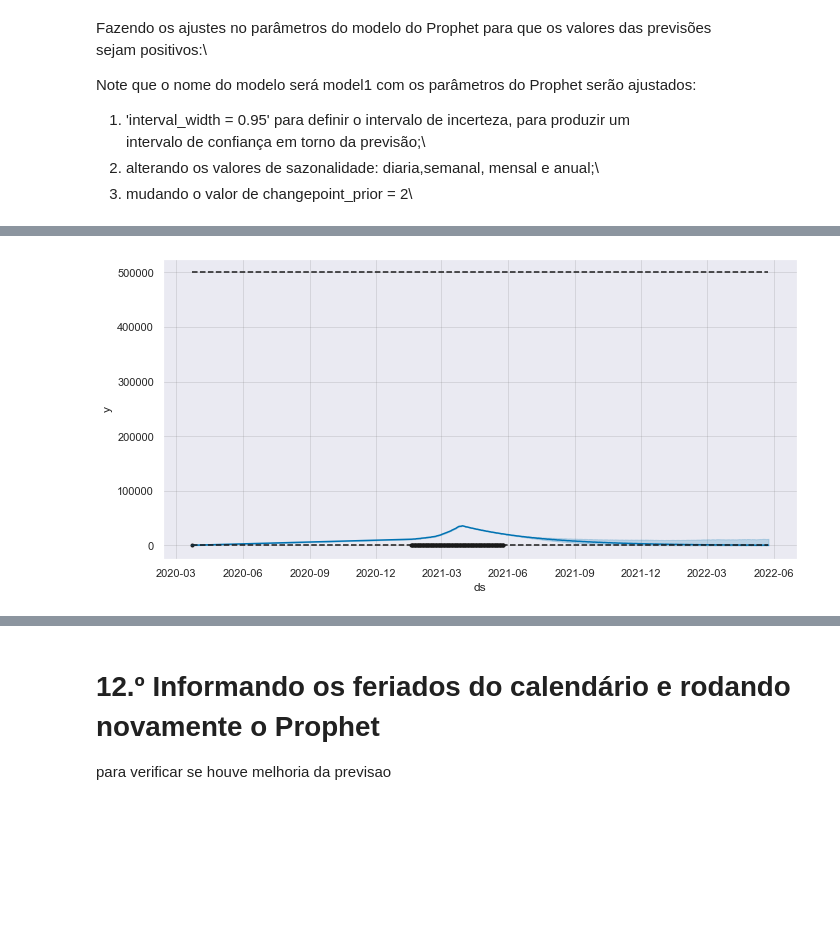
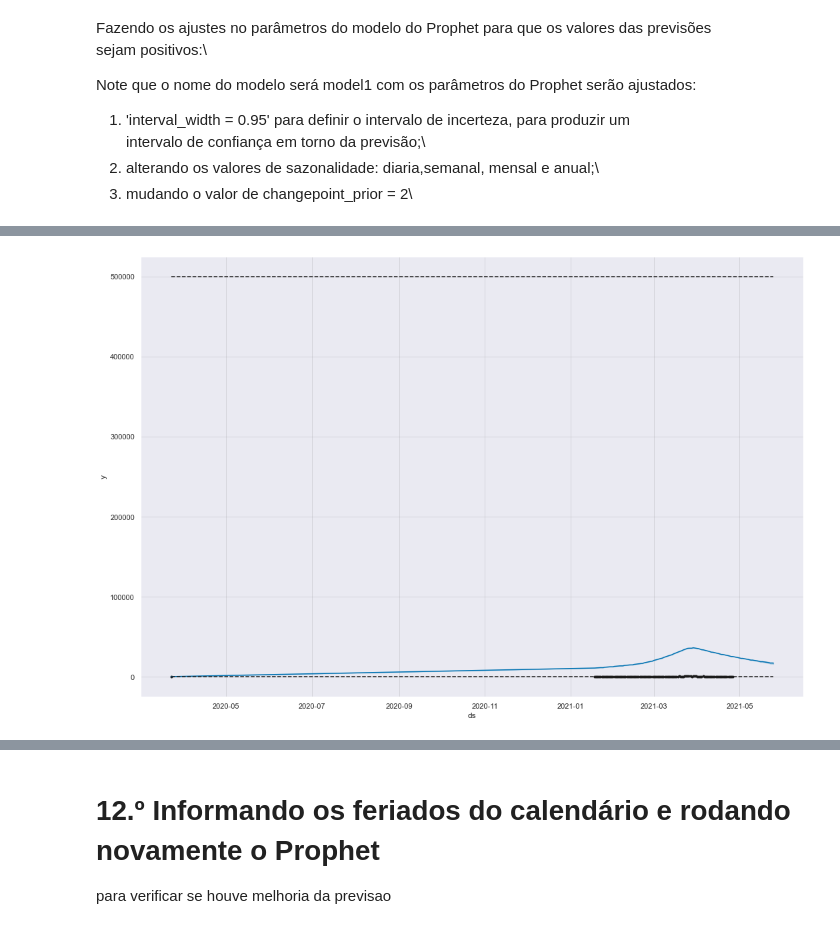
Before and after one commit to nubia-mp1211/Projeto-Final, a Jupyter notebook: ATUAL -Tratando-Vacinados e Previsoes.ipynb, the cells around one changed output, grey strips where cells are left out. Cells and saved outputs as stored; diff of their text form; code cells hidden in the pictures; blank space fills up the shorter version.

```diff
--- a/ATUAL -Tratando-Vacinados e Previsoes.ipynb
+++ b/ATUAL -Tratando-Vacinados e Previsoes.ipynb
@@ -309,20 +317,22 @@ No handles with labels found to put in legend.
 
 Executando o primeiro modelo do algoritmo Prophet(), sem fornecer nenhum parâmetros:
 # %%
-# Fazendo Saturações Previsões de Crescimento: Modelo Prophet
+# Vamos treinar o Modelo1 com os dados de Train no Modelo Prophet
 
 model1 = Prophet(interval_width = 0.95) # por padrao é 0.80%
 
 # Faremos o treinamento o meodelo:
 
-model1.fit(df1)
-
+model1.fit(df1_train)
 
 # O Prophet disponibiliza um dataframe adequado que se estenda para o futuro
 # por um número especificado de dias (que escolhemos para prever)
 # usando o método auxiliar `make_future_dataframe.
 
-future1   = model1.make_future_dataframe(periods = 365) # previsão de 1 ano
+
+ # Importante: aqui o periodo tem que ser do do tamanho do DataFrame de teste e frequencia Diaria:
+
+future1   = model1.make_future_dataframe(periods = df1_teste.shape[0], freq = 'd')
 
 
 # O método PREDICT, atribuirá cada linha em future um valor previsto que ele nomeia "yhat".
@@ -505,7 +506,11 @@ model2 = Prophet(interval_width = 0.95, # por padrão é 0.80%
                                  fourier_order = 5,
                                  prior_scale = 15)
 
+# Treinado o Modelo2 com dados de Train cujo periodo será o tamanho df1.teste
 
-model2.fit(df1)
-future2   = model2.make_future_dataframe(periods = 365) # previsão de 1 ano
+
+model2.fit(df1_train)
+
+future2   = model2.make_future_dataframe(periods = df1_teste.shape[0], freq = 'd')
+
 forecast2 = model2.predict(future2)
@@ -588,17 +618,18 @@ brasileiros vacinados.
 # Fazendo o terceiro modelo, model3 com alteração de outros parâemtros:
 
 
-df1['cap']  = 7000   # media vacinados por dia
-df1['floor'] = 1      # valor do piso
+df1_train['floor'] = 1      # valor do piso
+df1_train['cap']   = 7000   # valor do teto (total vacinados por dia)
+
 
 model3 = Prophet(growth = 'logistic', changepoint_range = 1, changepoint_prior_scale = 2)
 
 # Calculando treinamento:
-model3.fit(df1)
+model3.fit(df1_train)
 
 # Fazendo a previsão:
 
-future3 = model3.make_future_dataframe(periods = 365)
+future3 = model3.make_future_dataframe(periods = df1_teste.shape[0], freq = 'd')
 
 
 future3['cap']   =   500000                # Representa Populacao Brasileira = 211755692
@@ -611,13 +652,13 @@ INFO:prophet:Disabling daily seasonality. Run prophet with daily_seasonality=Tru
 # %%
 # Plotting  forecast modelo3:
 
 f, ax = plt.subplots(1)
-f.set_figheight(5)
-f.set_figwidth(10)
+f.set_figheight(10)
+f.set_figwidth(15)
 fig6 = model3.plot(forecast3,ax=ax)
 plt.show()
 # %% [output]
-[figure, old version]
+[figure, new version]
 # %%
 # Utilizando a Função Cross-Validation para Modelo 3:
 
```
Also changed, not shown: parts of 61 cells of this notebook.
